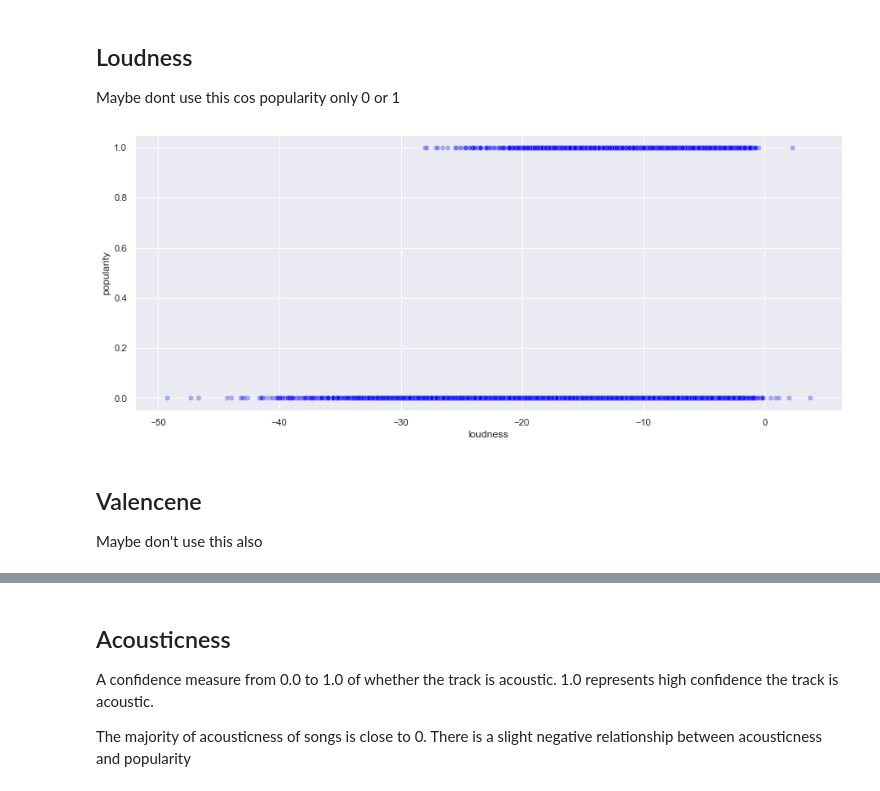
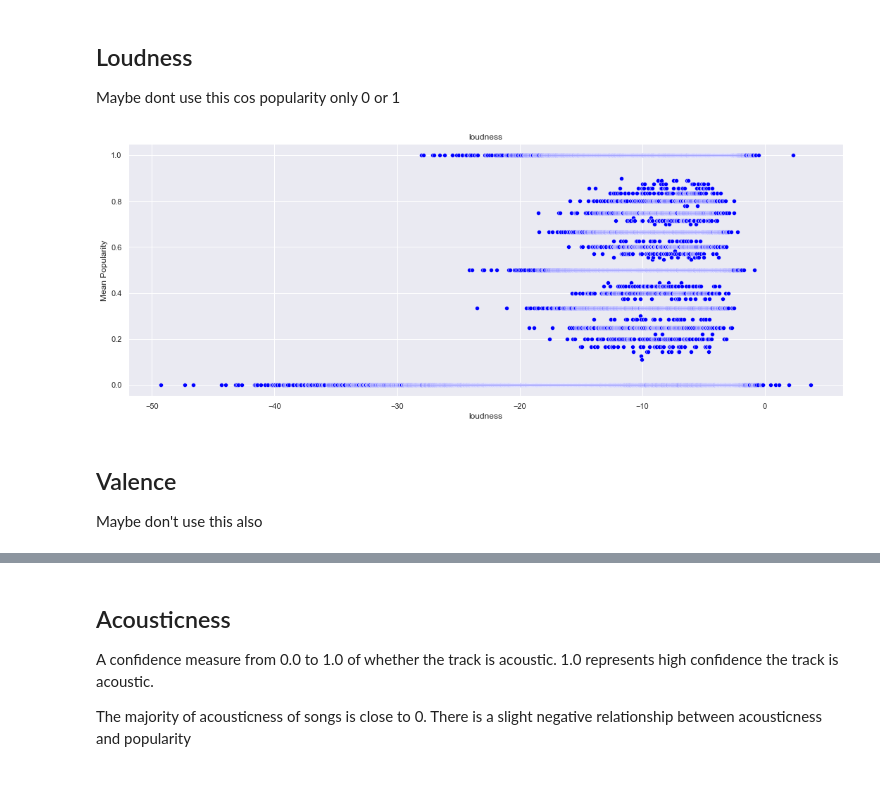
Before and after one commit to agentzhao/spotify-prediction, a Jupyter notebook: spotifypred.ipynb, the cells around one changed output, grey strips where cells are left out. Saved outputs shown, nothing was run; the diff lists cells and outputs as text; code cells hidden in the pictures.

```diff
--- a/spotifypred.ipynb
+++ b/spotifypred.ipynb
@@ -246,13 +246,21 @@ plt.show()
 ## Loudness
 Maybe dont use this cos popularity only 0 or 1
 # %%
-fig, ax = plt.subplots(figsize = (15, 6))
-sb.scatterplot(x='loudness', y='popularity', data=allsongs, color='blue', alpha=0.3)
+#fig, ax = plt.subplots(figsize = (15, 6))
+#sb.scatterplot(x='loudness', y='popularity', data=allsongs, color='blue', alpha=0.3)
+#plt.show()
+
+fig, ax = plt.subplots(1, figsize=(15, 6), sharey=True, sharex = True)
+ax_data =  allsongs.groupby('loudness')['popularity'].mean().to_frame().reset_index()
+ax = sb.scatterplot(x='loudness', y='popularity', data=ax_data, color='blue', ax=ax)
+ax.set_title('loudness')
+ax.set_ylabel('Mean Popularity', fontsize=12)
+plt.tight_layout()
 plt.show()
 # %% [output]
-[figure, old version]
+[figure, new version]
 # %%
 #todo Bar graph for loudness (for popular and non-popular songs)
 # %% [markdown]
-## Valencene
+## Valence
 Maybe don't use this also
```
Also changed, not shown: parts of 11 cells of this notebook.
